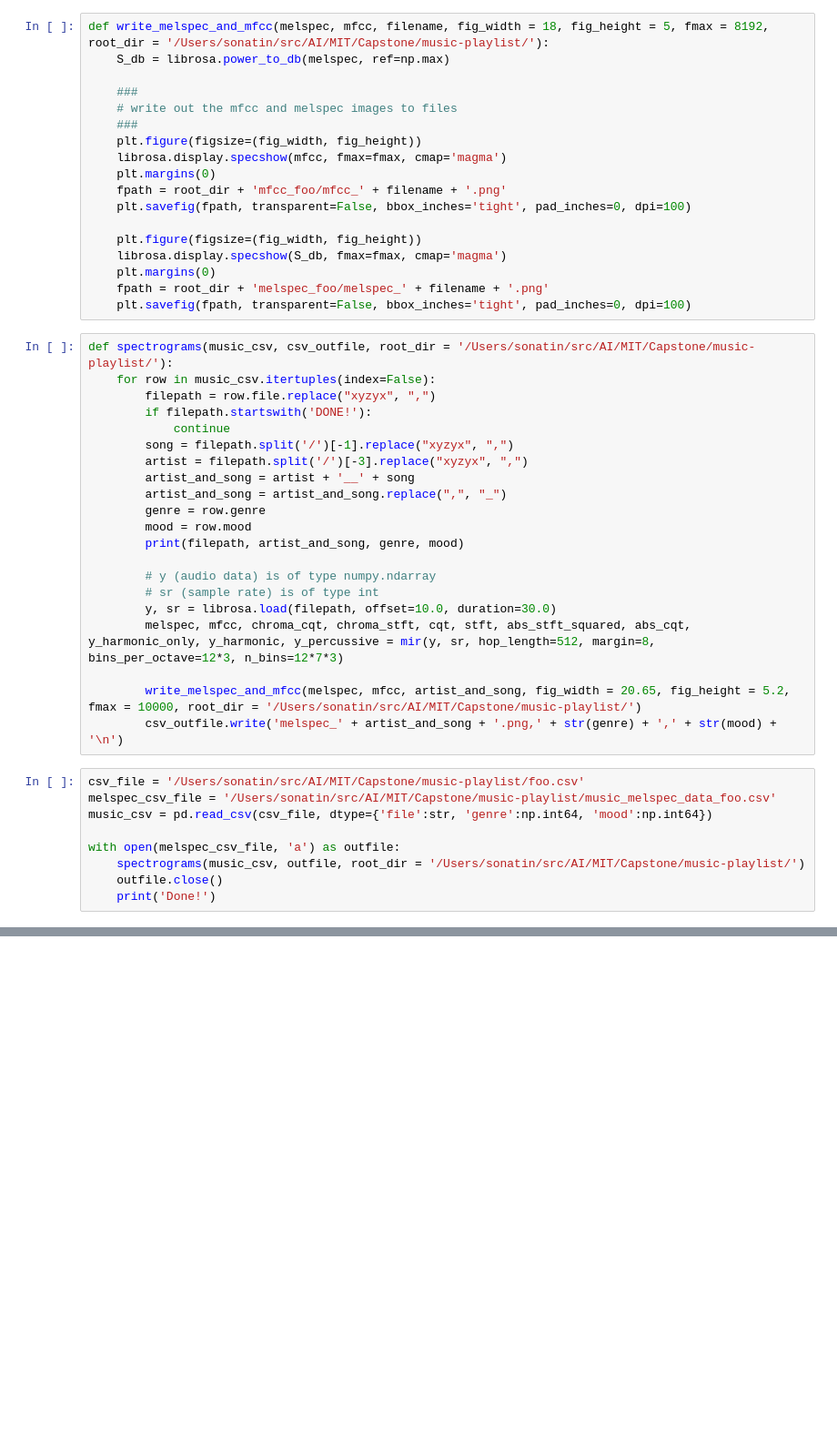
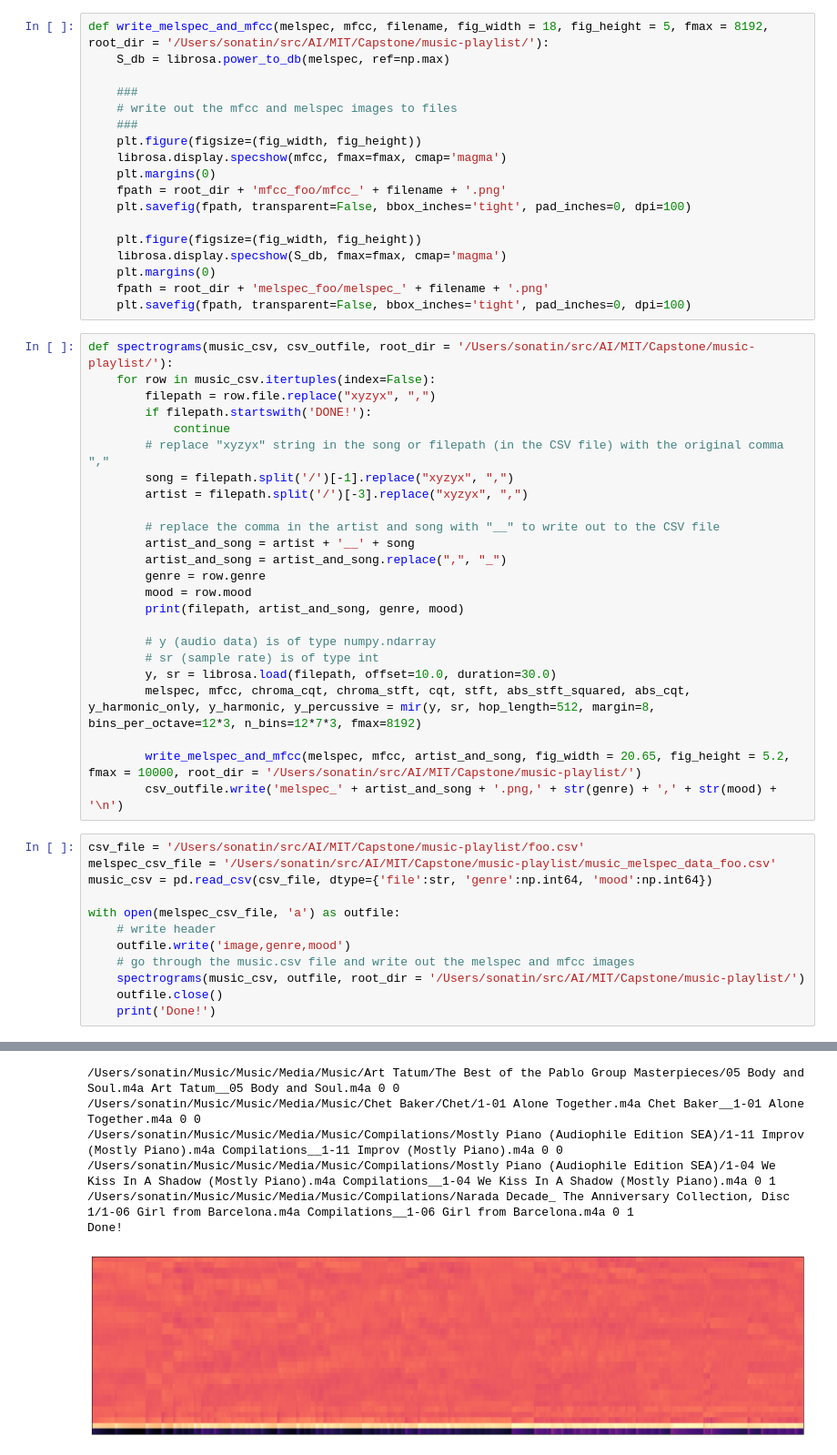
Before and after one commit to atin4210/python, a Jupyter notebook: src/capstone/music_classifier/spectrogram_generator.ipynb, the cells around one changed output, grey strips where cells are left out. Shown at 91% size. Saved outputs shown, nothing was run; the diff lists cells and outputs as text; blank space fills up the shorter version.

```diff
--- a/src/capstone/music_classifier/spectrogram_generator.ipynb
+++ b/src/capstone/music_classifier/spectrogram_generator.ipynb
@@ -61,8 +61,11 @@ def spectrograms(music_csv, csv_outfile, root_dir = '/Users/sonatin/src/AI/MIT/C
         filepath = row.file.replace("xyzyx", ",")
         if filepath.startswith('DONE!'):
             continue
+        # replace "xyzyx" string in the song or filepath (in the CSV file) with the original comma ","
         song = filepath.split('/')[-1].replace("xyzyx", ",")
         artist = filepath.split('/')[-3].replace("xyzyx", ",")
+
+        # replace the comma in the artist and song with "__" to write out to the CSV file
         artist_and_song = artist + '__' + song
         artist_and_song = artist_and_song.replace(",", "_")
         genre = row.genre
@@ -72,7 +75,7 @@ def spectrograms(music_csv, csv_outfile, root_dir = '/Users/sonatin/src/AI/MIT/C
         # y (audio data) is of type numpy.ndarray
         # sr (sample rate) is of type int
         y, sr = librosa.load(filepath, offset=10.0, duration=30.0)
-        melspec, mfcc, chroma_cqt, chroma_stft, cqt, stft, abs_stft_squared, abs_cqt, y_harmonic_only, y_harmonic, y_percussive = mir(y, sr, hop_length=512, margin=8, bins_per_octave=12*3, n_bins=12*7*3)
+        melspec, mfcc, chroma_cqt, chroma_stft, cqt, stft, abs_stft_squared, abs_cqt, y_harmonic_only, y_harmonic, y_percussive = mir(y, sr, hop_length=512, margin=8, bins_per_octave=12*3, n_bins=12*7*3, fmax=8192)
 
         write_melspec_and_mfcc(melspec, mfcc, artist_and_song, fig_width = 20.65, fig_height = 5.2, fmax = 10000, root_dir = '/Users/sonatin/src/AI/MIT/Capstone/music-playlist/')
         csv_outfile.write('melspec_' + artist_and_song + '.png,' + str(genre) + ',' + str(mood) + '\n')
@@ -82,6 +85,10 @@ melspec_csv_file = '/Users/sonatin/src/AI/MIT/Capstone/music-playlist/music_mels
 music_csv = pd.read_csv(csv_file, dtype={'file':str, 'genre':np.int64, 'mood':np.int64})
 
 with open(melspec_csv_file, 'a') as outfile:
+    # write header
+    outfile.write('image,genre,mood')
+    # go through the music.csv file and write out the melspec and mfcc images
     spectrograms(music_csv, outfile, root_dir = '/Users/sonatin/src/AI/MIT/Capstone/music-playlist/')
     outfile.close()
     print('Done!')
+# %% [output]
@@ -87,0 +98,7 @@ with open(melspec_csv_file, 'a') as outfile:
+/Users/sonatin/Music/Music/Media/Music/Art Tatum/The Best of the Pablo Group Masterpieces/05 Body and Soul.m4a Art Tatum__05 Body and Soul.m4a 0 0
+/Users/sonatin/Music/Music/Media/Music/Chet Baker/Chet/1-01 Alone Together.m4a Chet Baker__1-01 Alone Together.m4a 0 0
+/Users/sonatin/Music/Music/Media/Music/Compilations/Mostly Piano (Audiophile Edition SEA)/1-11 Improv (Mostly Piano).m4a Compilations__1-11 Improv (Mostly Piano).m4a 0 0
+/Users/sonatin/Music/Music/Media/Music/Compilations/Mostly Piano (Audiophile Edition SEA)/1-04 We Kiss In A Shadow (Mostly Piano).m4a Compilations__1-04 We Kiss In A Shadow (Mostly Piano).m4a 0 1
+/Users/sonatin/Music/Music/Media/Music/Compilations/Narada Decade_ The Anniversary Collection, Disc 1/1-06 Girl from Barcelona.m4a Compilations__1-06 Girl from Barcelona.m4a 0 1
+Done!
+[figure, added]
```
Also changed, not shown: parts of 3 cells of this notebook, 3 other files.
